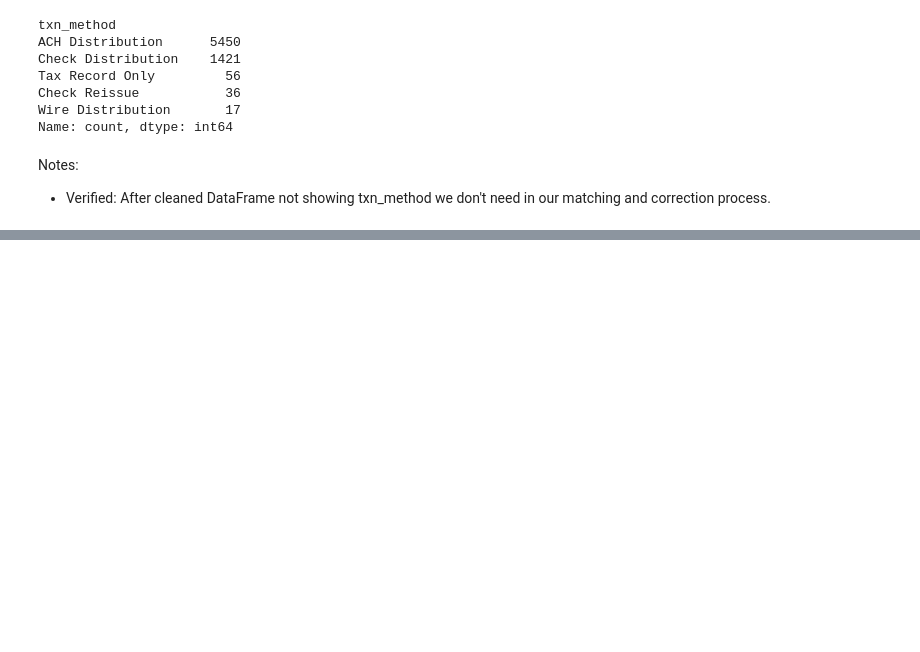
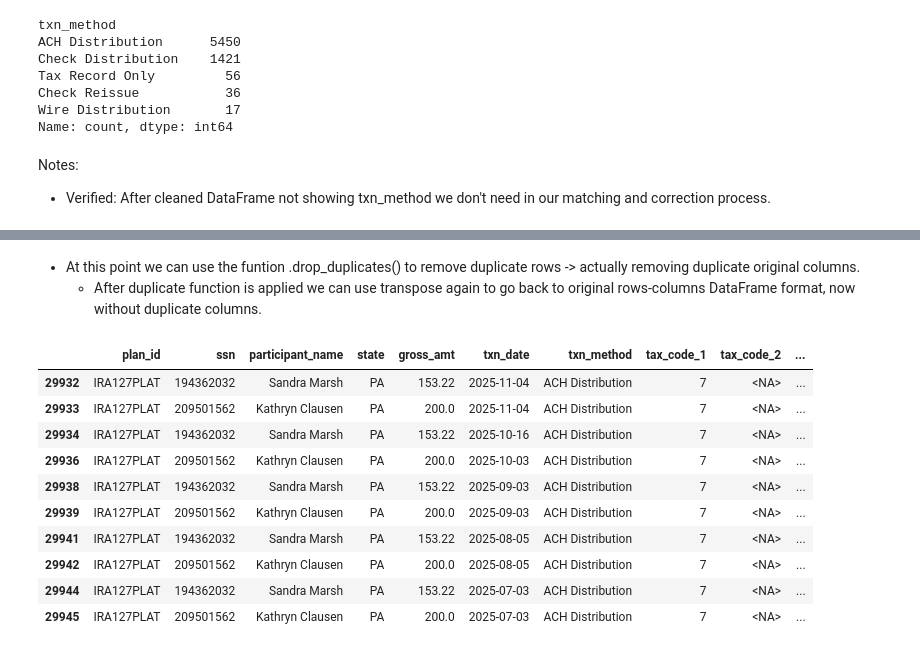
Before and after one commit to manuel-reyes-ml/1099_reconciliation_pipeline, a Jupyter notebook: notebooks/02_cleaning_pipeline.ipynb, the cells around one changed output, grey strips where cells are left out. Cells and saved outputs as stored; diff of their text form; code cells hidden in the pictures; blank space fills up the shorter version.

```diff
--- a/notebooks/02_cleaning_pipeline.ipynb
+++ b/notebooks/02_cleaning_pipeline.ipynb
@@ -218,0 +250,22 @@ Notes:
+# %% [markdown]
+- At this point we can use the funtion .drop_duplicates() to remove duplicate rows -> actually removing duplicate original columns.
+    - After duplicate function is applied we can use transpose again to go back to original rows-columns DataFrame format,
+      now without duplicate columns.
+# %%
+# In transpose DataFrame use .drop_duplicates() and transpose again to go back to
+#   original rows-columns DataFrame format.
+matrix_clean_no_dup_cols = t_matrix_clean.drop_duplicates().T
+
+matrix_clean_no_dup_cols.head(10)
+# %% [output]
+|  | plan_id | ssn | participant_name | state | gross_amt | txn_date | txn_method | tax_code_1 | tax_code_2 | ... |
+| 29932 | IRA127PLAT | 194362032 | Sandra Marsh | PA | 153.22 | 2025-11-04 | ACH Distribution | 7 | <NA> | ... |
+| 29933 | IRA127PLAT | 209501562 | Kathryn Clausen | PA | 200.0 | 2025-11-04 | ACH Distribution | 7 | <NA> | ... |
+| 29934 | IRA127PLAT | 194362032 | Sandra Marsh | PA | 153.22 | 2025-10-16 | ACH Distribution | 7 | <NA> | ... |
+| 29936 | IRA127PLAT | 209501562 | Kathryn Clausen | PA | 200.0 | 2025-10-03 | ACH Distribution | 7 | <NA> | ... |
+| 29938 | IRA127PLAT | 194362032 | Sandra Marsh | PA | 153.22 | 2025-09-03 | ACH Distribution | 7 | <NA> | ... |
+| 29939 | IRA127PLAT | 209501562 | Kathryn Clausen | PA | 200.0 | 2025-09-03 | ACH Distribution | 7 | <NA> | ... |
+| 29941 | IRA127PLAT | 194362032 | Sandra Marsh | PA | 153.22 | 2025-08-05 | ACH Distribution | 7 | <NA> | ... |
+| 29942 | IRA127PLAT | 209501562 | Kathryn Clausen | PA | 200.0 | 2025-08-05 | ACH Distribution | 7 | <NA> | ... |
+| 29944 | IRA127PLAT | 194362032 | Sandra Marsh | PA | 153.22 | 2025-07-03 | ACH Distribution | 7 | <NA> | ... |
+| 29945 | IRA127PLAT | 209501562 | Kathryn Clausen | PA | 200.0 | 2025-07-03 | ACH Distribution | 7 | <NA> | ... |
```
Also changed, not shown: parts of 4 cells of this notebook.
